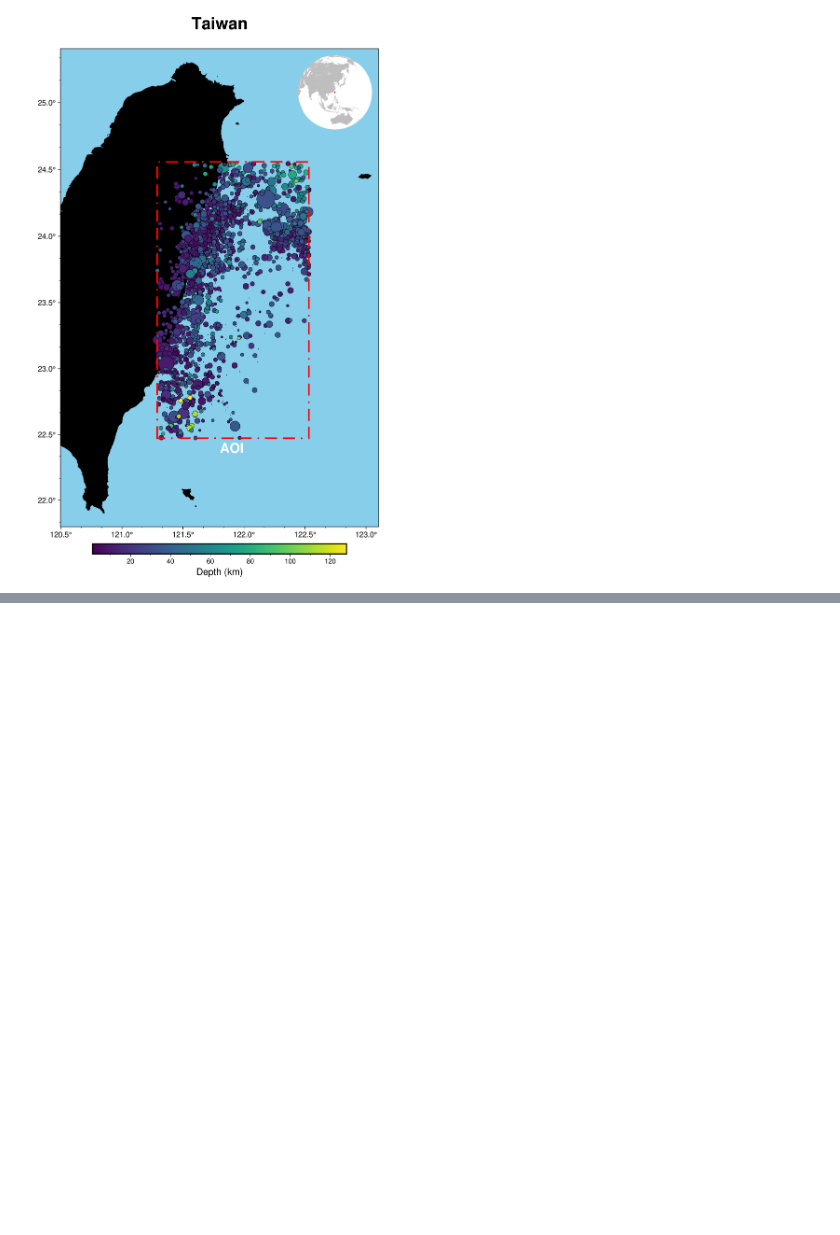
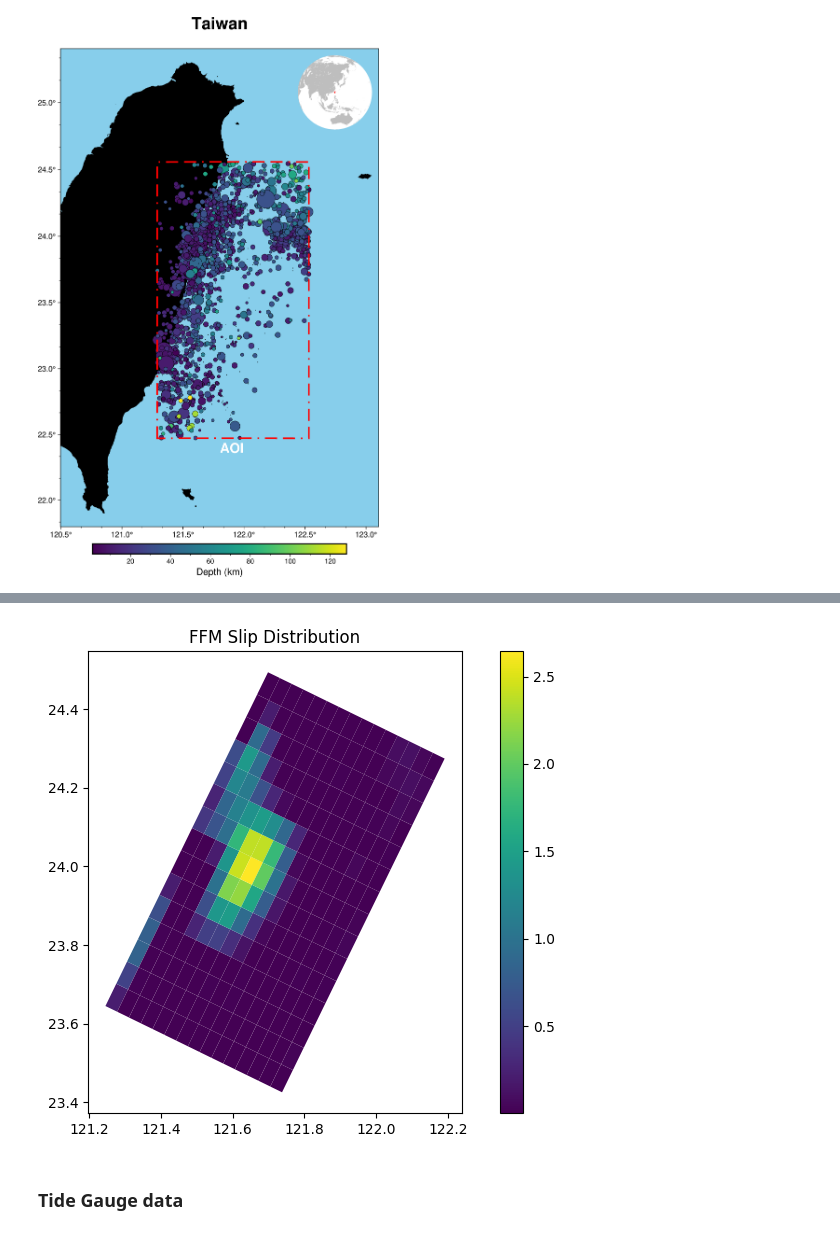
Before and after one commit to Benz-Poobua/Hualien-Earthquake-analysis, a Jupyter notebook: Hualien_Earthquake_Analysis.ipynb, the cells around one changed output, grey strips where cells are left out. Cells and saved outputs as stored; diff of their text form; code cells hidden in the pictures; blank space fills up the shorter version.

```diff
--- a/Hualien_Earthquake_Analysis.ipynb
+++ b/Hualien_Earthquake_Analysis.ipynb
@@ -374,0 +446,15 @@ fig.show()
+# %%
+# Read the GeoJSON file
+ffm = gpd.read_file('https://raw.githubusercontent.com/Benz-Poobua/Hualien-Earthquake-analysis/ff434a25df44d73b76bdc1c0b17020102bb844e2/FFM.geojson')
+
+# Plot the GeoDataFrame
+fig, ax = plt.subplots(figsize=(10, 6))
+ffm.plot(column='slip', cmap='viridis', legend=True, ax=ax)
+
+# Set plot title
+plt.title('FFM Slip Distribution')
+
+# Show plot
+plt.show()
+# %% [output]
+[figure, added]
@@ -374,0 +463,2 @@ fig.show()
+# %% [markdown]
+### Tide Gauge data
```
Also changed, not shown: parts of 22 cells of this notebook, 5 other files.
